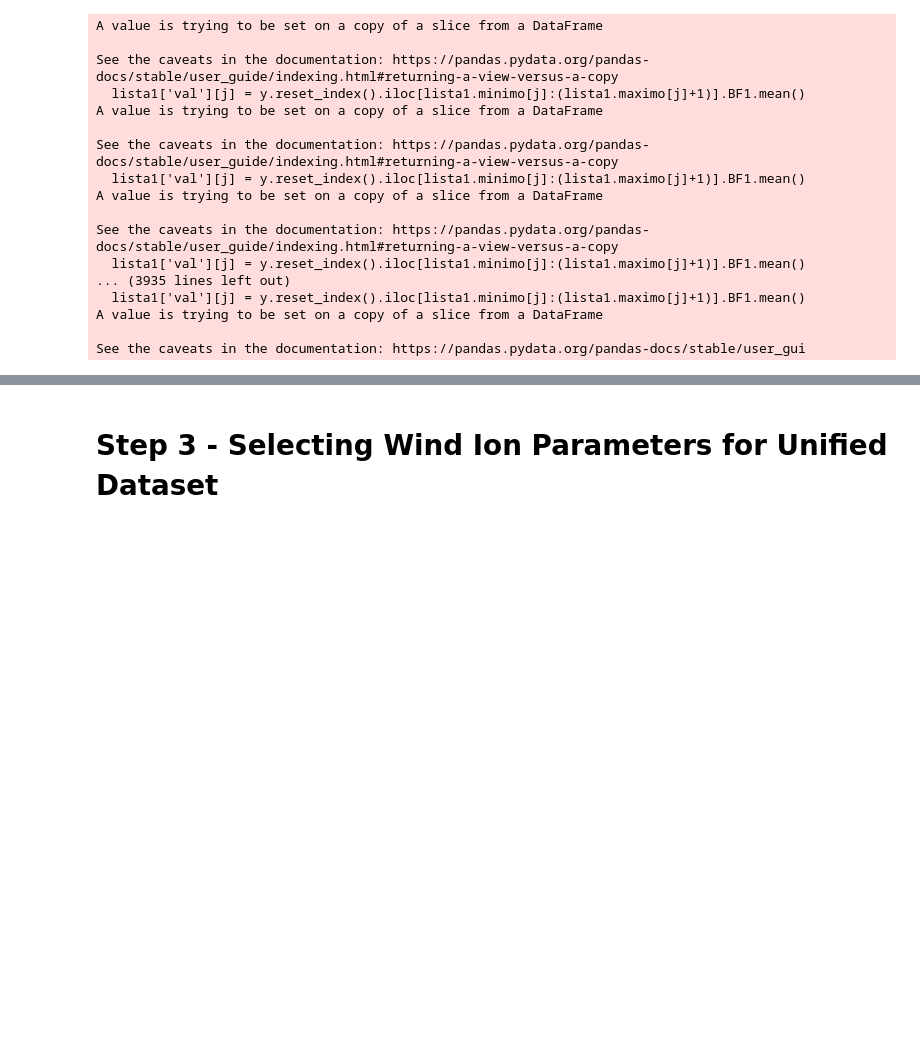
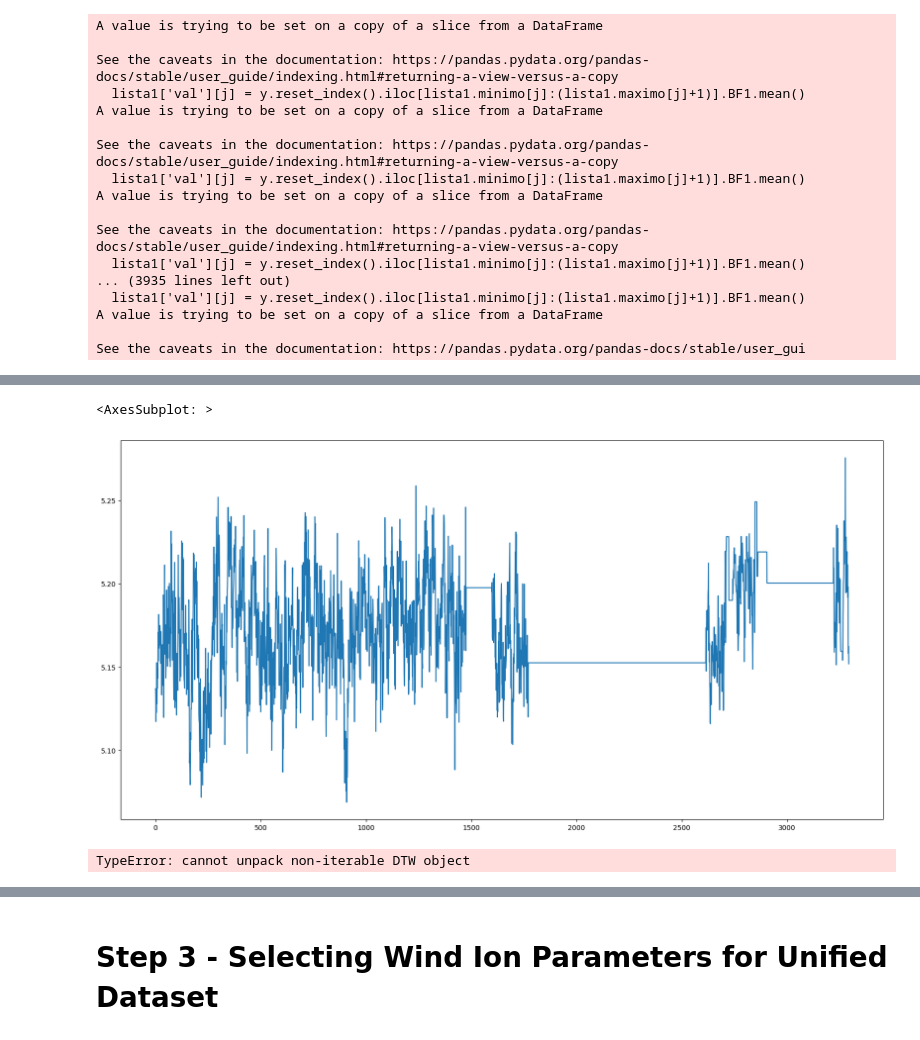
Before and after one commit to loluf/NASA_INTERESTELLAR_ARTOIS, a Jupyter notebook: NASA.ipynb, the cells around one changed output, grey strips where cells are left out. Cells and saved outputs as stored; diff of their text form; code cells hidden in the pictures; blank space fills up the shorter version.

```diff
--- a/NASA.ipynb
+++ b/NASA.ipynb
@@ -75,5 +73,7 @@ distance, path = fastdtw(dscovr, wind, dist=euclidean)
+# %%
+distance, path = fastdtw(dscovr['2022-08-25 22:30:00.000':'2022-08-25 23:25:00.000'], wind['2022-08-25 22:15:00.000':'2022-08-25 22:20:00.000'], dist=euclidean)
 # %%
-def union_dtw(y,path):
+def union_dtw(x,y,path):
     lista1 = []
     lista2 = []
     n = len(path)
@@ -91,9 +91,10 @@ def union_dtw(y,path):
     for j in range(lista1.shape[0]):
         lista1['val'][j] = y.reset_index().iloc[lista1.minimo[j]:(lista1.maximo[j]+1)].BF1.mean()
 
-    return lista1,lista2
+    #lista1['time'] = x.index.values
+    return lista1
 # %%
-lista1,lista2  = union_dtw(wind,path)
+wind2  = union_dtw(dscovr,wind,path)
 # %% [output]
 A value is trying to be set on a copy of a slice from a DataFrame
 
@@ -173,3 +132,14 @@ lista1
+# %%
+#wind2['time'] = pd.to_datetime(wind2.time)
+#wind2.set_index('time', inplace = True)
+
+wind2.val.plot()
+# %% [output]
+<AxesSubplot: >
+[figure, added]
 # %%
 #alignment = dtw(dscovr['2022-09-17 22:30:59.000':'2022-09-17 23:25:59.000'], wind['2022-09-17 22:15:59.000':'2022-09-17 22:20:59.000'])#, keep_internals=True)
-alignment = dtw(dscovr, wind, keep_internals=True)
+manhattan_distance = lambda x, y: np.abs(x - y)
+d, cost_matrix, acc_cost_matrix, path = dtw(dscovr.B1F1, wind.BF1, dist_method=manhattan_distance)
+# %% [output]
+TypeError: cannot unpack non-iterable DTW object
```
Also changed, not shown: parts of 28 cells of this notebook.
